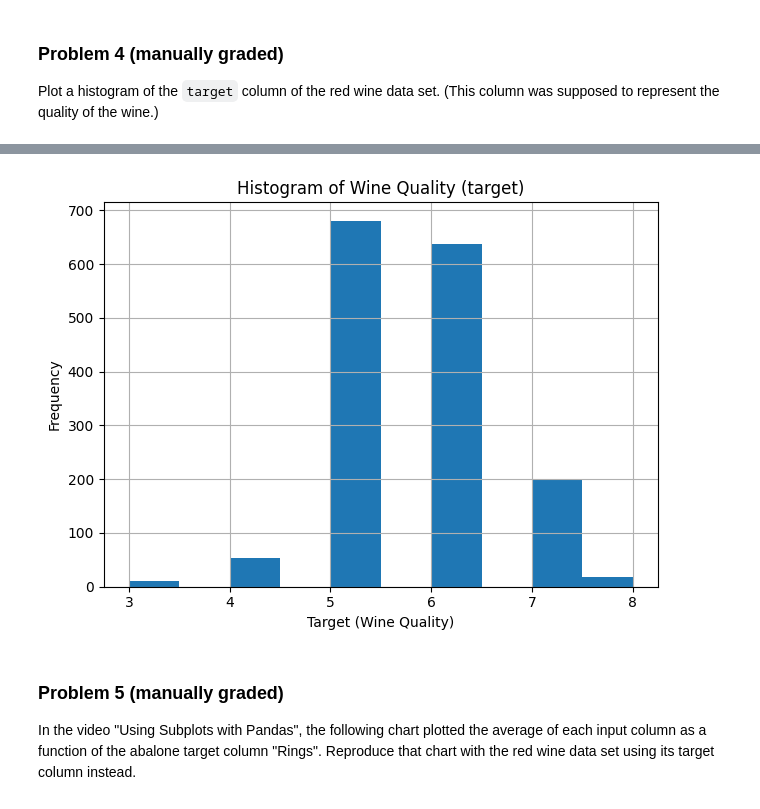
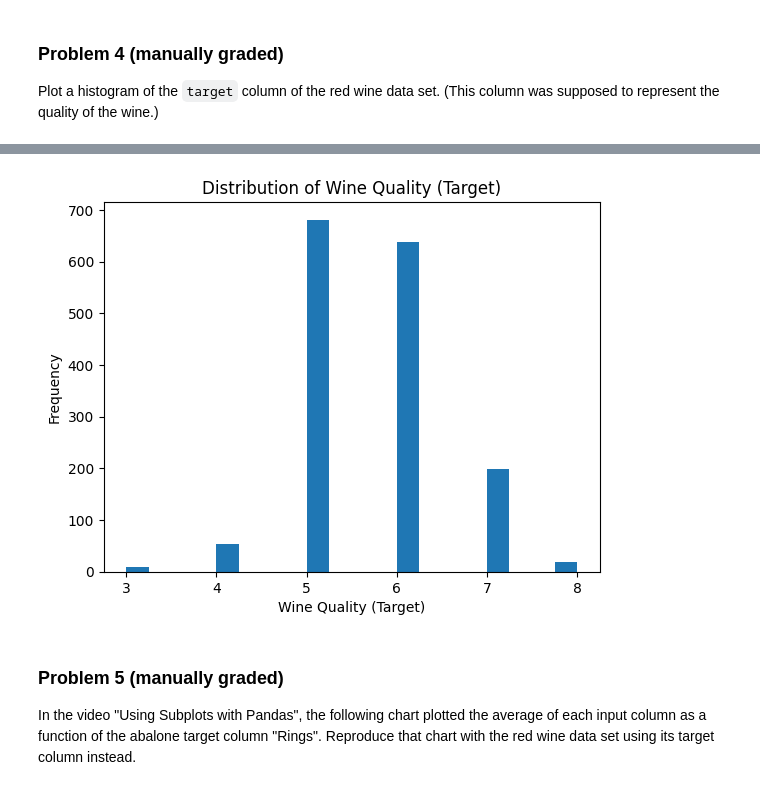
Before and after one commit to akamatt1/dx602-homework-10, a Jupyter notebook: homework.ipynb, the cells around one changed output, grey strips where cells are left out. Cells and saved outputs as stored; diff of their text form; code cells hidden in the pictures.

```diff
--- a/homework.ipynb
+++ b/homework.ipynb
@@ -119,16 +101,14 @@ Plot a histogram of the `target` column of the red wine data set.
 # %%
 # YOUR CHANGES HERE
 
-# Plot histogram of the target column
+red_wine["target"].plot(kind= "hist", bins = 20)
 
-plt.figure()
-red_wine["target"].hist()
-plt.xlabel("Target (Wine Quality)")
+plt.xlabel("Wine Quality (Target)")
 plt.ylabel("Frequency")
-plt.title("Histogram of Wine Quality (target)")
-plt.tight_layout()
+plt.title("Distribution of Wine Quality (Target)")
+plt.show()
 # %% [output]
-[figure, old version]
+[figure, new version]
 # %% [markdown]
 ### Problem 5 (manually graded)
 
```
Also changed, not shown: parts of 11 cells of this notebook.
